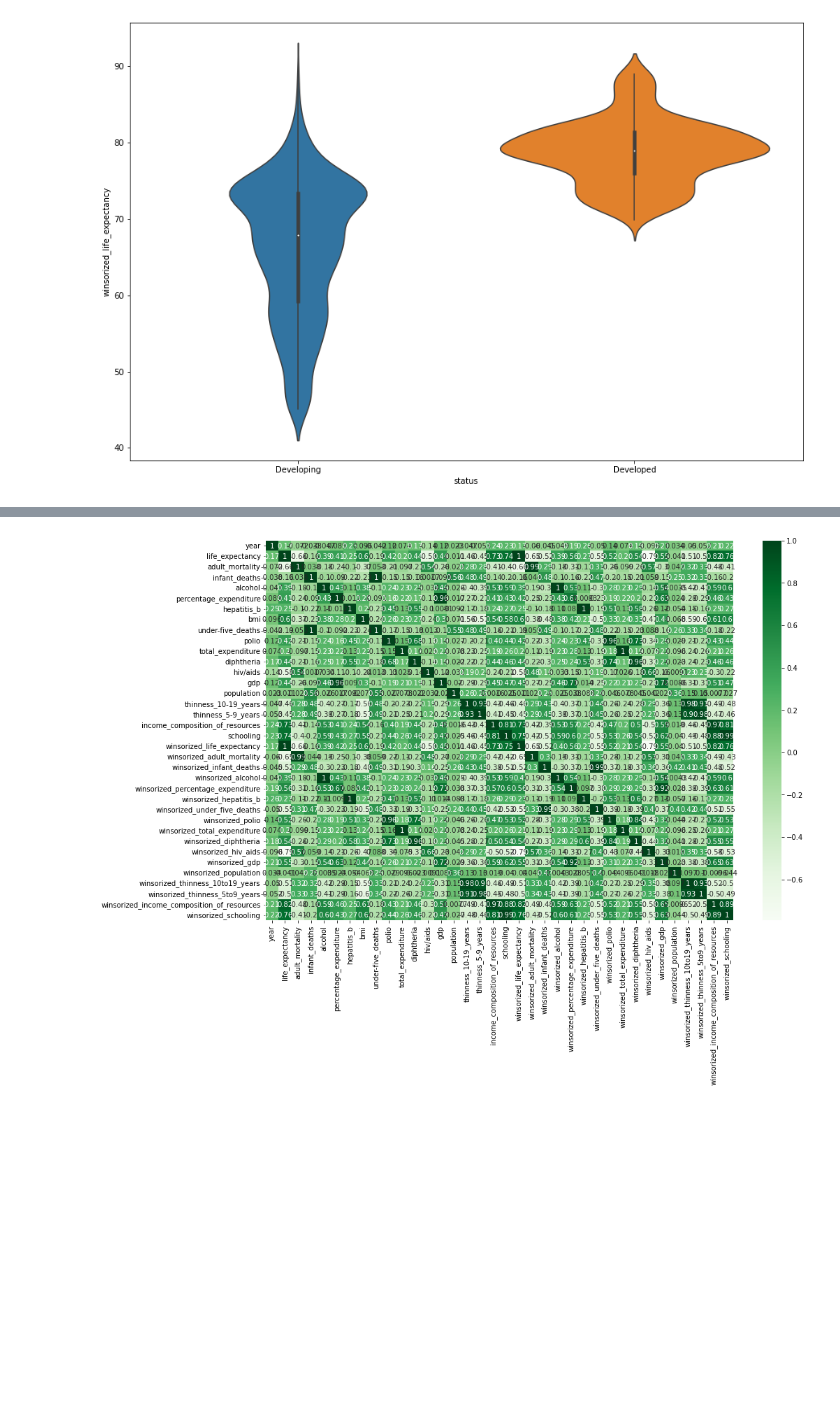
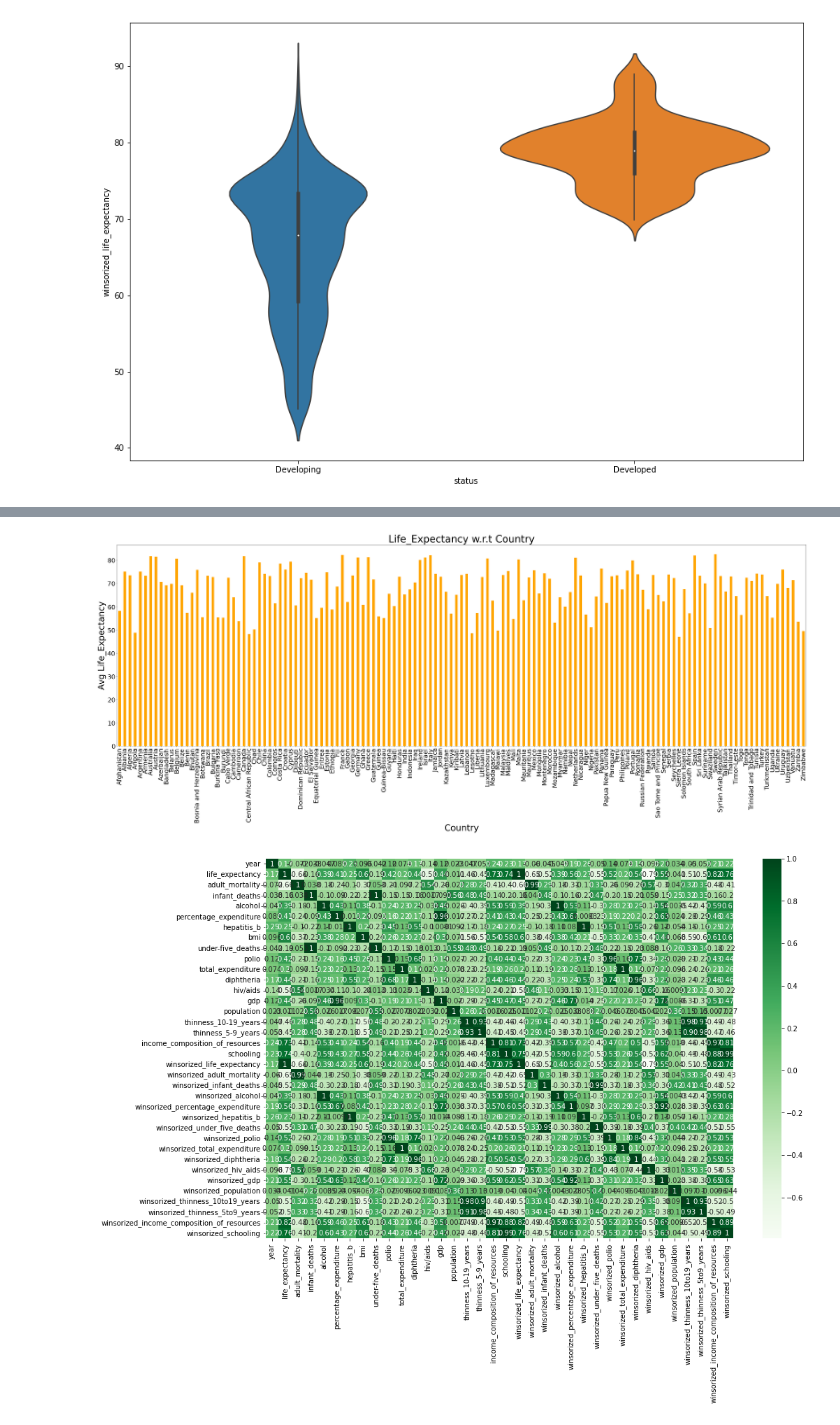
Before and after one commit to notShyam7/life-expectancy, a Jupyter notebook: LifeExpectancy.ipynb, the cells around one changed output, grey strips where cells are left out. Cells and saved outputs as stored; diff of their text form; code cells hidden in the pictures; blank space fills up the shorter version.

```diff
--- a/LifeExpectancy.ipynb
+++ b/LifeExpectancy.ipynb
@@ -676,3 +696,13 @@ plt.show()
+# %%
+# life_expectancy w.r.t country using bar plot.
+life_country = life.groupby('country')['winsorized_life_expectancy'].mean()
+life_country.plot(kind='bar', figsize=(50,15), fontsize=25, color='orange')
+plt.title("Life_Expectancy w.r.t Country",fontsize=40)
+plt.xlabel("Country",fontsize=35)
+plt.ylabel("Avg Life_Expectancy",fontsize=35)
+plt.show()
+# %% [output]
+[figure, added]
 # %%
 # plotting the corelations
 plt.figure(figsize=(15,10))
```
Also changed, not shown: parts of 1 cell of this notebook.
